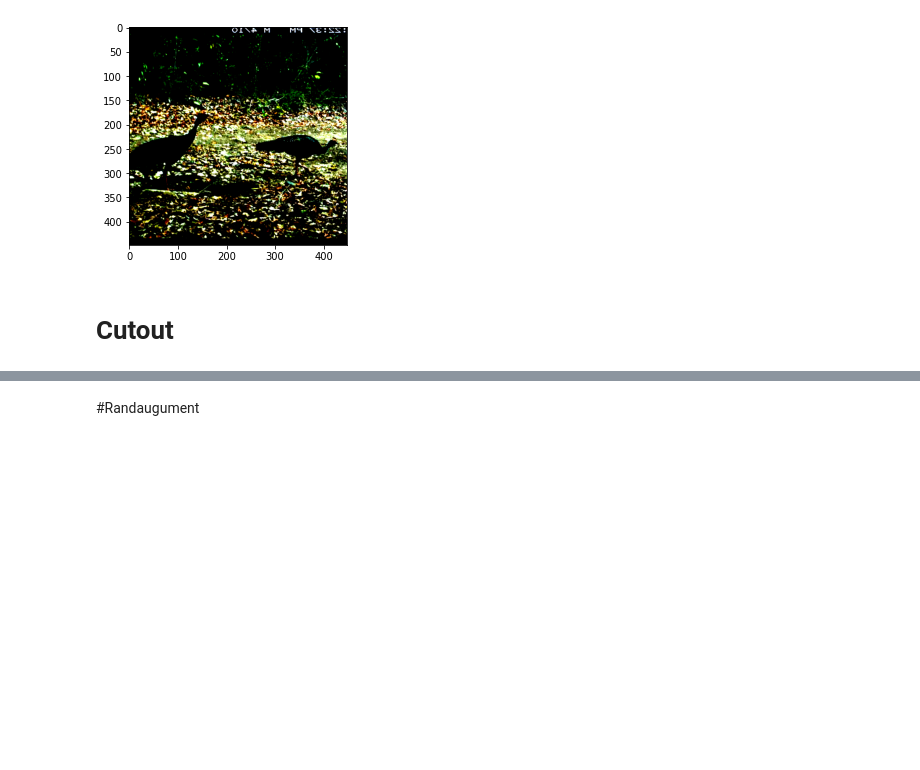
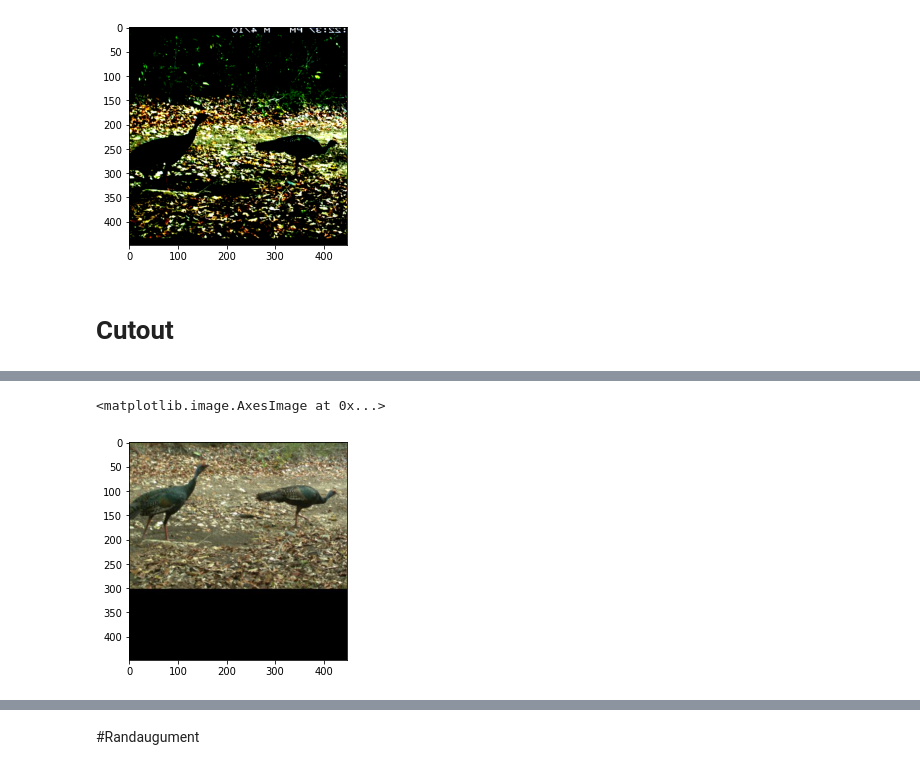
Before and after one commit to vijayakuruba/IFT6759_Distribution_shifts_WILDS, a Jupyter notebook: Data_augument.ipynb, the cells around one changed output, grey strips where cells are left out. Drawn from its saved outputs; the diff is of its cells as text; code cells hidden in the pictures; blank space fills up the shorter version.

```diff
--- a/Data_augument.ipynb
+++ b/Data_augument.ipynb
@@ -154,33 +147,0 @@ plt.imshow(imgc)
-# %%
-import torch
-from PIL import Image, ImageOps, ImageEnhance, ImageDraw
-
-
-def TranslateX(img, v):  # [-150, 150] => percentage: [-0.45, 0.45]
-    v = v * img.size[0]
-    return img.transform(img.size, Image.AFFINE, (1, 0, v, 0, 1, 0))
-
-def TranslateY(img, v):  # [-150, 150] => percentage: [-0.45, 0.45]
-    v = v * img.size[1]
-    return img.transform(img.size, Image.AFFINE, (1, 0, 0, 0, 1, v))
-
-
-
-WEAK_AUGMENTATION_POOL = [
-    (TranslateX, -0.3, 0.3),
-    (TranslateY, -0.3, 0.3),
-]
-
-
-class WeakAugment:
-    def __init__(self, augmentation_pool):
-        self.augmentation_pool = augmentation_pool
-
-    def __call__(self, img):
-        ops = [
-            self.augmentation_pool[torch.randint(len(self.augmentation_pool), (1,))]
-        ]
-        for op, min_val, max_val in ops:
-            val = min_val + float(max_val - min_val)
-            img = op(img, val)
-        return img
@@ -219,0 +158,9 @@ NameError: ignored
+# %%
+weakm_transform=WeakAugment(augmentation_pool=WEAK_AUGMENTATION_POOL)
+# %%
+imgwmh =weakm_transform(img1)
+#imgc=imgc.squeeze().permute(1,2,0)
+plt.imshow(imgwmh)
+# %% [output]
+<matplotlib.image.AxesImage at 0x...>
+[figure, added]
```
Also changed, not shown: parts of 26 cells of this notebook.
